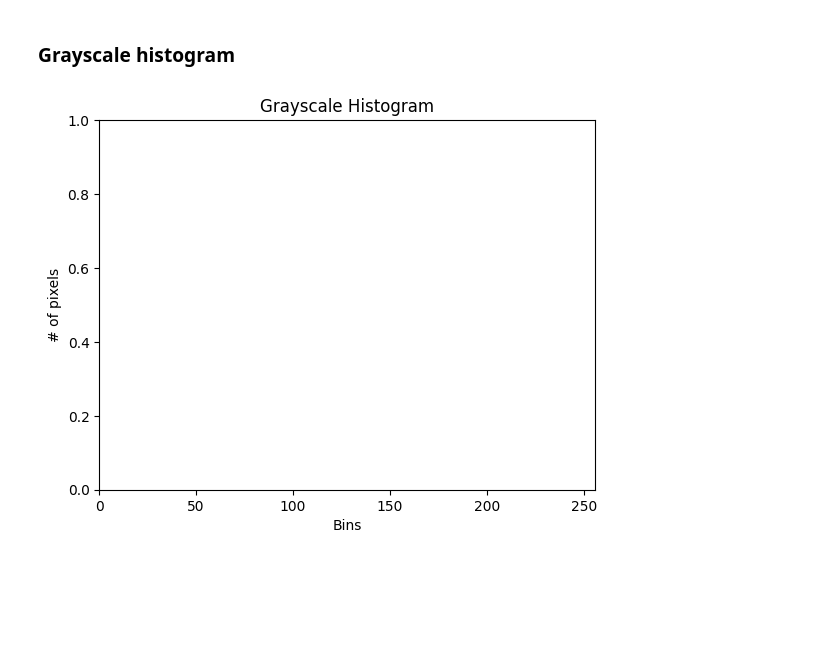
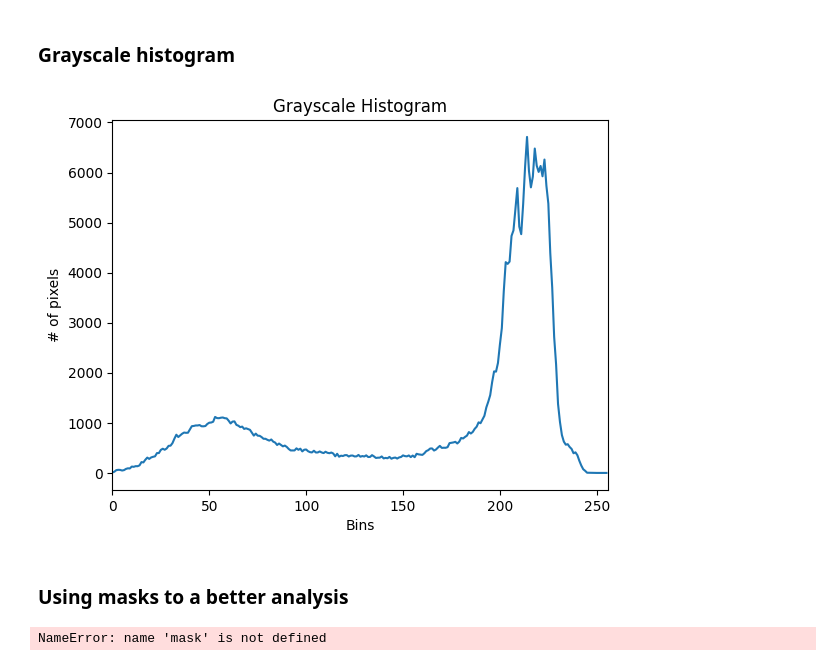
Before and after one commit to sudo-flech/intro-compvis, a Jupyter notebook: read.ipynb, the cells around one changed output. Cells and saved outputs as stored; diff of their text form; code cells hidden in the pictures; blank space fills up the shorter version.

```diff
--- a/read.ipynb
+++ b/read.ipynb
@@ -754,0 +761,5 @@ cv.waitKey(0)
+# %%
+img = cv.imread('Resources/Photos/cats.jpg')
+cv.imshow('Cats', img)
+
+cv.waitKey(0)
@@ -764,12 +777,36 @@ cv.waitKey(0)
 # %%
 gray_hist = cv.calcHist([gray], [0], None, [256], [0,256])
 
 
 plt.figure()
 plt.title('Grayscale Histogram')
 plt.xlabel('Bins')
 plt.ylabel('# of pixels')
+plt.plot(gray_hist)
 plt.xlim([0,256])
 plt.show()
 # %% [output]
-[figure, old version]
+[figure, new version]
+# %% [markdown]
+### Using masks to a better analysis
+# %%
+blank = np.zeros(img.shape[:2], dtype='uint8')
+
+circle = cv.circle(blank, (img.shape[1]//2, img.shape[0]//2), 100, 255, -1)
+cv.imshow('Mask', mask)
+
+mask = cv.bitwise_and(gray, gray, mask=circle)
+
+gray_hist = cv.calcHist([gray], [0], mask, [256], [0,256])
+
+plt.figure()
+plt.title('Grayscale Histogram')
+plt.xlabel('Bins')
+plt.ylabel('# of pixels')
+plt.plot(gray_hist)
+plt.xlim([0,256])
+plt.show()
+
+cv.waitKey(0)
+# %% [output]
+NameError: name 'mask' is not defined
```
Also changed, not shown: parts of 17 cells of this notebook.
